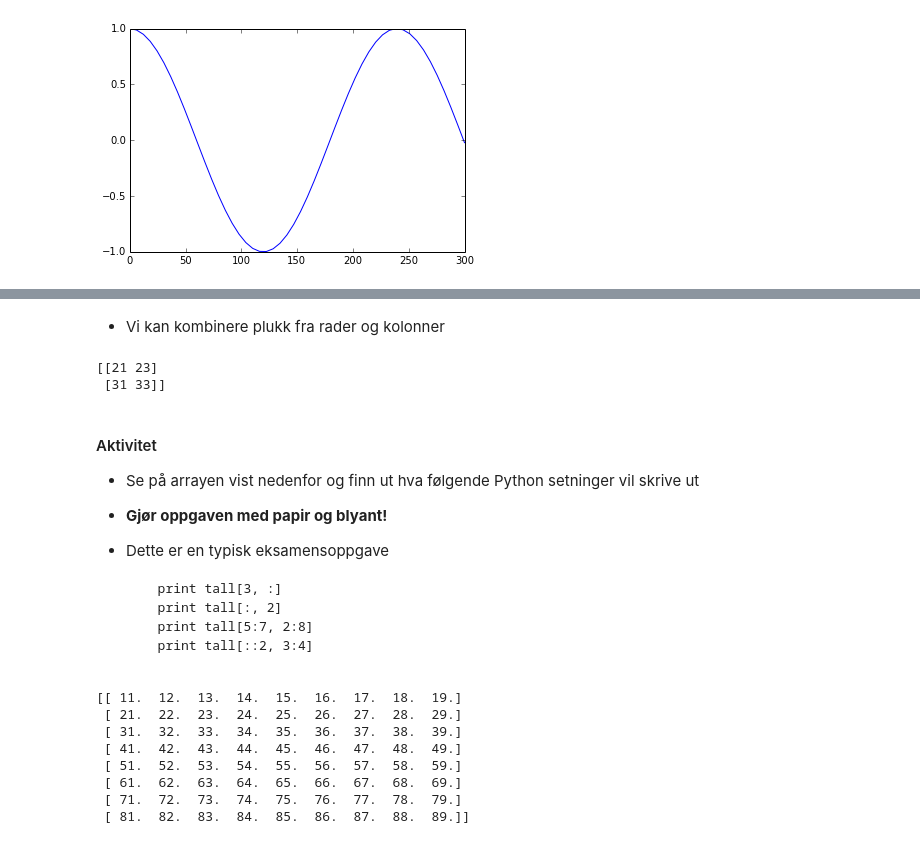
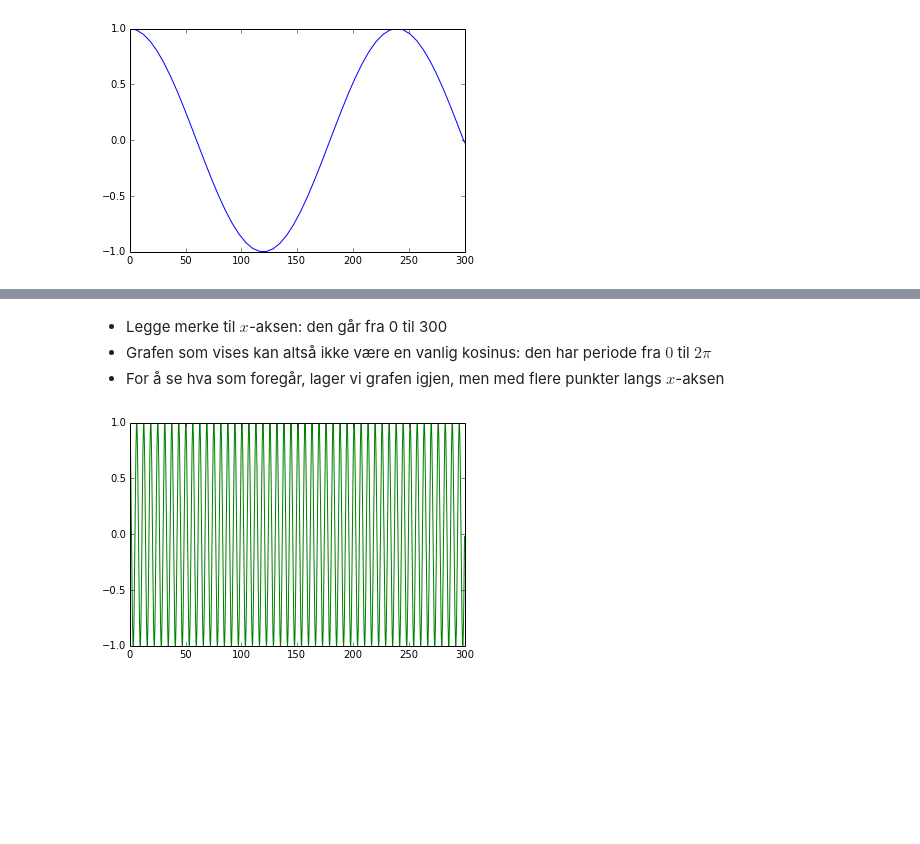
Before and after one commit to Ranmar/UMB_INF100_H13, a Jupyter notebook: Forelesninger/INF100_H13_F04.ipynb, the cells around one changed output, grey strips where cells are left out. Saved outputs shown, nothing was run; the diff lists cells and outputs as text; code cells hidden in the pictures; blank space fills up the shorter version.

```diff
--- a/Forelesninger/INF100_H13_F04.ipynb
+++ b/Forelesninger/INF100_H13_F04.ipynb
@@ -741,33 +555,9 @@ print b[:, ::2]   # annenhver kolonne
-# %% [markdown]
-- Vi kan kombinere plukk fra rader og kolonner
-# %%
-print b[1:, ::2]
-# %% [output]
-[[21 23]
- [31 33]]
-# %% [markdown]
-#### Aktivitet
-
-- Se på arrayen vist nedenfor og finn ut hva følgende Python setninger vil skrive ut
-- **Gjør oppgaven med papir og blyant!**
-- Dette er en typisk eksamensoppgave
-
-        print tall[3, :]
-        print tall[:, 2]
-        print tall[5:7, 2:8]
-        print tall[::2, 3:4]
-# %%
-x = linspace(1, 9, num=9)
-y = linspace(10, 80, num=8)
-X, Y = meshgrid(x, y)
-tall = X + Y
-print tall
-# %% [output]
-[[ 11.  12.  13.  14.  15.  16.  17.  18.  19.]
- [ 21.  22.  23.  24.  25.  26.  27.  28.  29.]
- [ 31.  32.  33.  34.  35.  36.  37.  38.  39.]
- [ 41.  42.  43.  44.  45.  46.  47.  48.  49.]
- [ 51.  52.  53.  54.  55.  56.  57.  58.  59.]
- [ 61.  62.  63.  64.  65.  66.  67.  68.  69.]
- [ 71.  72.  73.  74.  75.  76.  77.  78.  79.]
- [ 81.  82.  83.  84.  85.  86.  87.  88.  89.]]
+# %% [markdown]
+- Legge merke til $x$-aksen: den går fra 0 til 300
+- Grafen som vises kan altså ikke være en vanlig kosinus: den har periode fra $0$ til $2\pi$
+- For å se hva som foregår, lager vi grafen igjen, men med flere punkter langs $x$-aksen
+# %%
+xh = linspace(0, 300, num=2000)
+plot(xh, cos(xh), 'g-');
+# %% [output]
+[figure, added]
```
Also changed, not shown: parts of 69 cells of this notebook.
